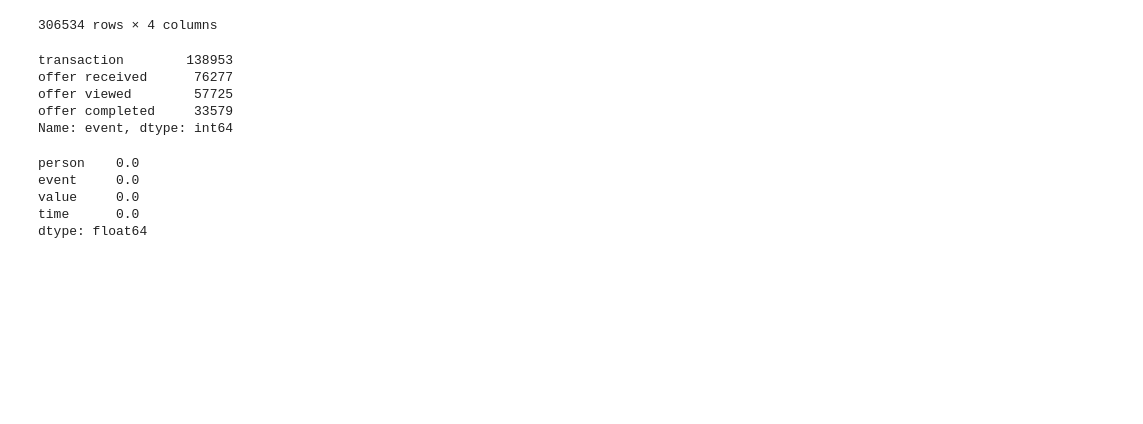
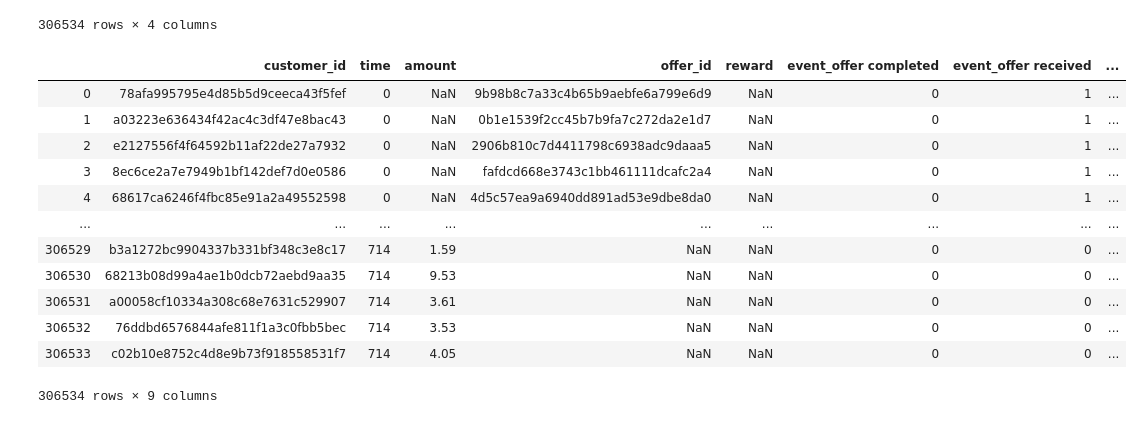
Before and after one commit to wasuratme96/machine_learning_nano_degree, a Jupyter notebook: Capstone Project/Starbuck Reward Program/Machine Learning Engineer Nano-degree ; Capstone Project - Starbuck Campaign Data.ipynb, the cells around one changed output. Cells and saved outputs as stored; diff of their text form; code cells hidden in the pictures; blank space fills up the shorter version.

```diff
--- a/Capstone Project/Starbuck Reward Program/Machine Learning Engineer Nano-degree ; Capstone Project - Starbuck Campaign Data.ipynb
+++ b/Capstone Project/Starbuck Reward Program/Machine Learning Engineer Nano-degree ; Capstone Project - Starbuck Campaign Data.ipynb
@@ -143,19 +155,30 @@ Portfolio have 306534 rows and 4 columns
 | 306532 | 76ddbd6576844afe811f1a3c0fbb5bec | transaction | {'amount': 3.5300000000000002} | 714 |
 | 306533 | c02b10e8752c4d8e9b73f918558531f7 | transaction | {'amount': 4.05} | 714 |
 306534 rows × 4 columns
+# %%
+# Transform and extract amount, offer_id, reward from value columns
+transcript_value_df = pd.DataFrame.from_records(transcript.pop('value'))
+transcript = transcript.join(transcript_value_df)
+transcript.offer_id.update(transcript.pop('offer id'))
+# %%
+# Perform one-hot encoder on event column
+transcript = transcript.join(pd.get_dummies(transcript.pop('event')).add_prefix('event_'))
+# %%
+# Rename column
+transcript.rename(columns = {'person':'customer_id'}, inplace = True)
 # %%
-transcript['event'].value_counts()
+transcript
 # %% [output]
+|  | customer_id | time | amount | offer_id | reward | event_offer completed | event_offer received | ... |
+| 0 | 78afa995795e4d85b5d9ceeca43f5fef | 0 | NaN | 9b98b8c7a33c4b65b9aebfe6a799e6d9 | NaN | 0 | 1 | ... |
+| 1 | a03223e636434f42ac4c3df47e8bac43 | 0 | NaN | 0b1e1539f2cc45b7b9fa7c272da2e1d7 | NaN | 0 | 1 | ... |
+| 2 | e2127556f4f64592b11af22de27a7932 | 0 | NaN | 2906b810c7d4411798c6938adc9daaa5 | NaN | 0 | 1 | ... |
+| 3 | 8ec6ce2a7e7949b1bf142def7d0e0586 | 0 | NaN | fafdcd668e3743c1bb461111dcafc2a4 | NaN | 0 | 1 | ... |
+| 4 | 68617ca6246f4fbc85e91a2a49552598 | 0 | NaN | 4d5c57ea9a6940dd891ad53e9dbe8da0 | NaN | 0 | 1 | ... |
+| ... | ... | ... | ... | ... | ... | ... | ... | ... |
+| 306529 | b3a1272bc9904337b331bf348c3e8c17 | 714 | 1.59 | NaN | NaN | 0 | 0 | ... |
+| 306530 | 68213b08d99a4ae1b0dcb72aebd9aa35 | 714 | 9.53 | NaN | NaN | 0 | 0 | ... |
+| 306531 | a00058cf10334a308c68e7631c529907 | 714 | 3.61 | NaN | NaN | 0 | 0 | ... |
+| 306532 | 76ddbd6576844afe811f1a3c0fbb5bec | 714 | 3.53 | NaN | NaN | 0 | 0 | ... |
+| 306533 | c02b10e8752c4d8e9b73f918558531f7 | 714 | 4.05 | NaN | NaN | 0 | 0 | ... |
-transaction        138953
-offer received      76277
-offer viewed        57725
-offer completed     33579
-Name: event, dtype: int64
+306534 rows × 9 columns
-# %%
-transcript.isna().mean()*100
-# %% [output]
-person    0.0
-event     0.0
-value     0.0
-time      0.0
-dtype: float64
```
Also changed, not shown: parts of 9 cells of this notebook.
